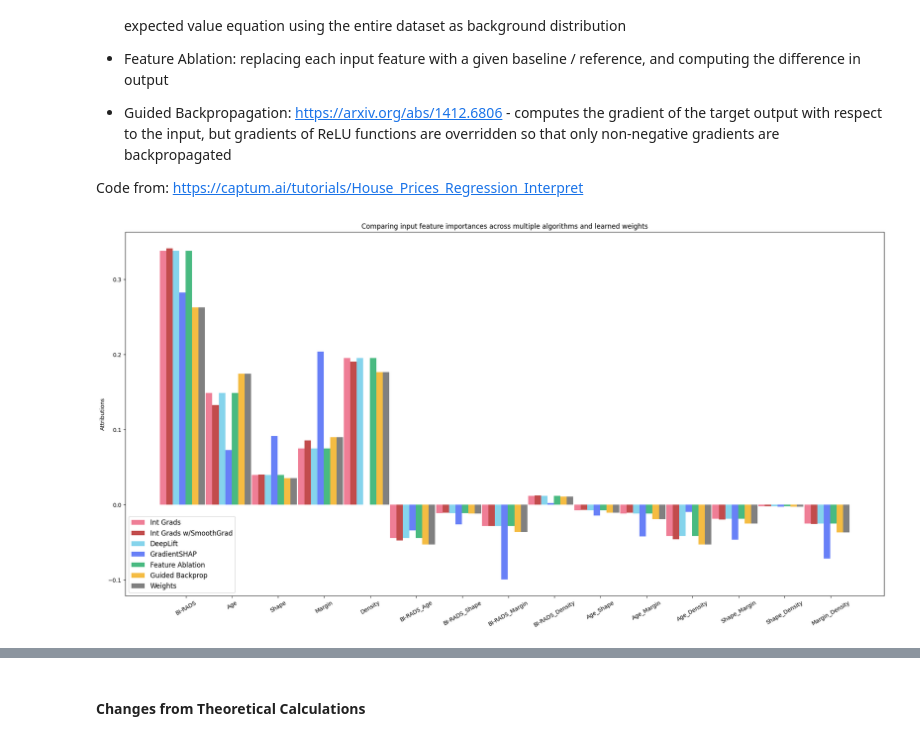
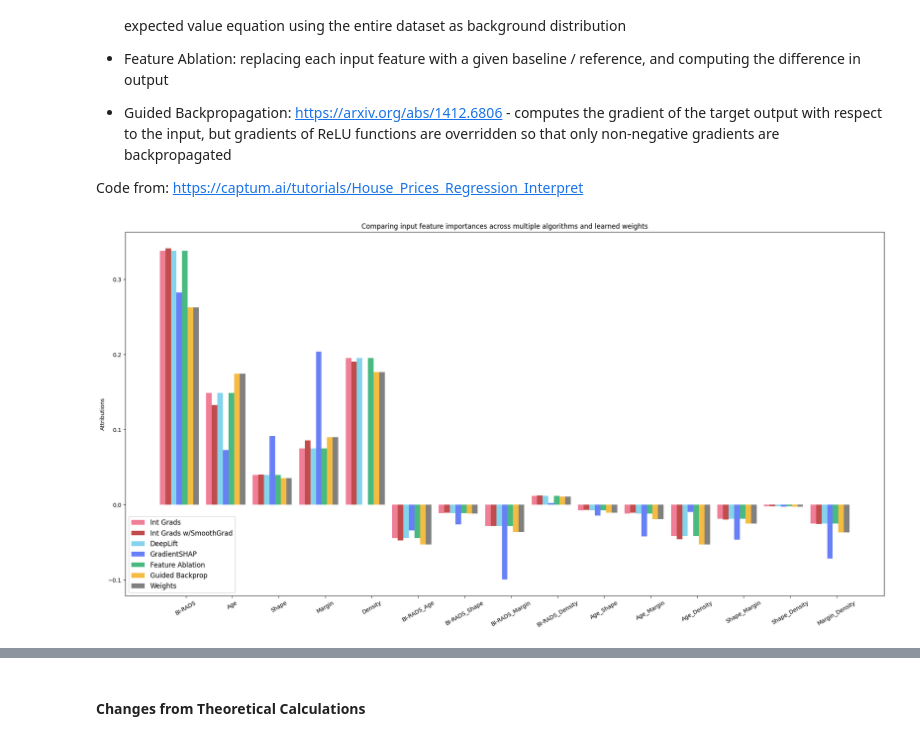
Before and after one commit to MatTheTab/Decision_Analysis, a Jupyter notebook: Project_3/BDA_Project_3.ipynb, the cells around one changed output, grey strips where cells are left out. Saved outputs shown, nothing was run; the diff lists cells and outputs as text; code cells hidden in the pictures.

Commit message:
Update explanations

```diff
--- a/Project_3/BDA_Project_3.ipynb
+++ b/Project_3/BDA_Project_3.ipynb
@@ -1033,6 +1137,6 @@ Baseline: zero-vector
 
 Code from: https://captum.ai/tutorials/House_Prices_Regression_Interpret
 # %%
-explanation_plots_nn(neural_MCDA_model, X_train_processed, X_test_processed, y_train, y_test, feature_names, model_type="mcda")
+explanation_plots_nn(neural_MCDA_model, X_train_processed, X_test_processed, y_train, y_test, column_names, model_type="mcda")
 # %% [output]
-[figure, old version]
+[figure, new version]
```
Also changed, not shown: parts of 42 cells of this notebook.
